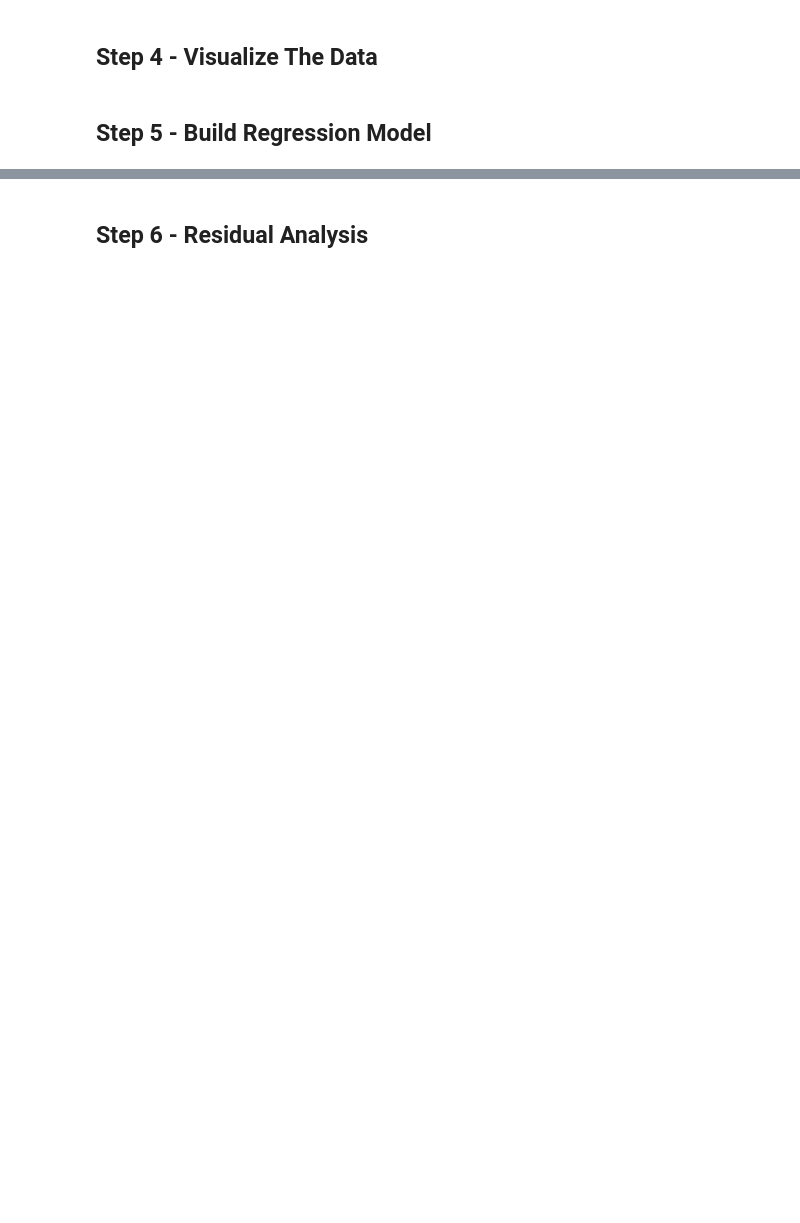
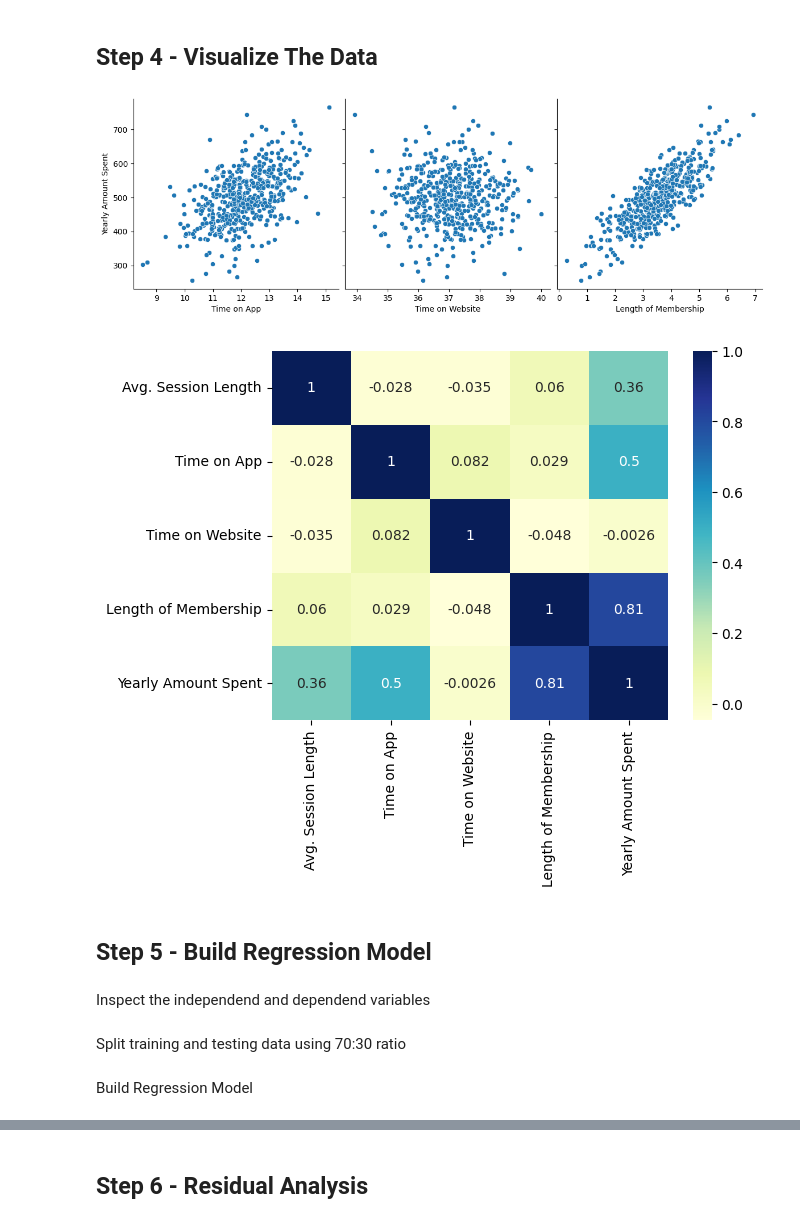
Before and after one commit to integer-class/machine-learning, a Jupyter notebook: Muhammad_Baihaqi_Aulia_Asyari/jobsheet_3.ipynb, the cells around one changed output, grey strips where cells are left out. Cells and saved outputs as stored; diff of their text form; code cells hidden in the pictures; blank space fills up the shorter version.

```diff
--- a/Muhammad_Baihaqi_Aulia_Asyari/jobsheet_3.ipynb
+++ b/Muhammad_Baihaqi_Aulia_Asyari/jobsheet_3.ipynb
@@ -7,4 +10,6 @@
 # %% [markdown]
 ## Step 2 - Load Data
+# %%
+data = pd.read_csv('/content/drive/MyDrive/Machine Learning/dataset.csv')
 # %% [markdown]
 ## Step 3 - Data Understanding
@@ -11,4 +53,24 @@
 # %% [markdown]
 ## Step 4 - Visualize The Data
+# %%
+# import library
+import matplotlib.pyplot as plt
+import seaborn as sns
+
+numeric_data = data.select_dtypes(include=['float64', 'int64'])
+
+# visualize the data using pairplot
+sns.pairplot(data, x_vars=['Time on App', 'Time on Website', 'Length of Membership'],
+             y_vars='Yearly Amount Spent', size=4, aspect=1, kind='scatter')
+plt.show()
+
+# visualize the data correlation using heatmaps
+sns.heatmap(numeric_data.corr(), cmap="YlGnBu", annot=True)
+plt.show()
+# %% [output]
+[figure, added]
+[figure, added]
 # %% [markdown]
 ## Step 5 - Build Regression Model
+# %% [markdown]
+Inspect the independend and dependend variables
@@ -14,0 +81,2 @@
+# %% [markdown]
+Split training and testing data using 70:30 ratio
@@ -14,0 +86,2 @@
+# %% [markdown]
+Build Regression Model
```
Also changed, not shown: parts of 12 cells of this notebook.
